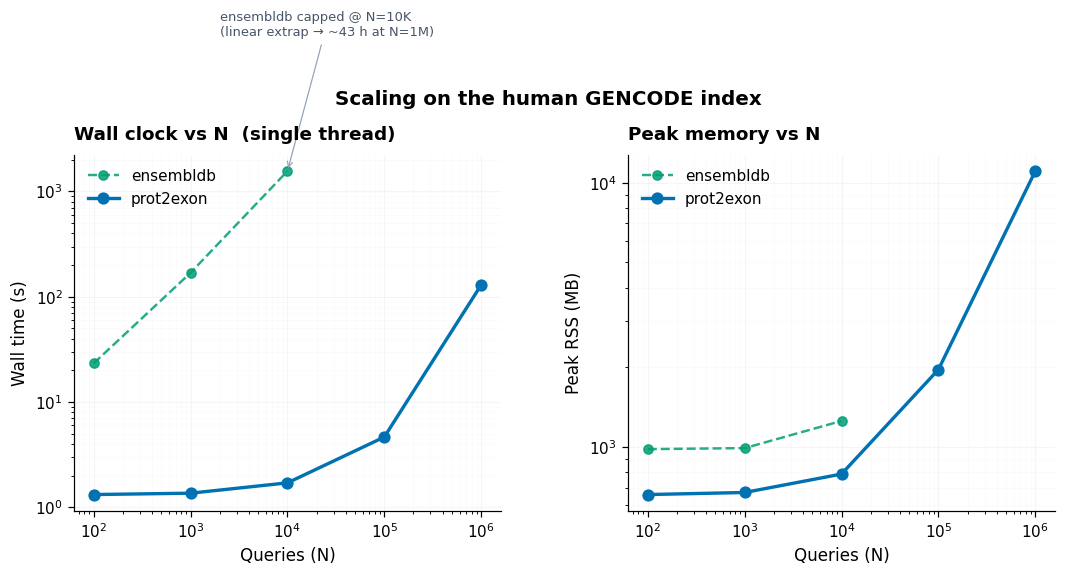
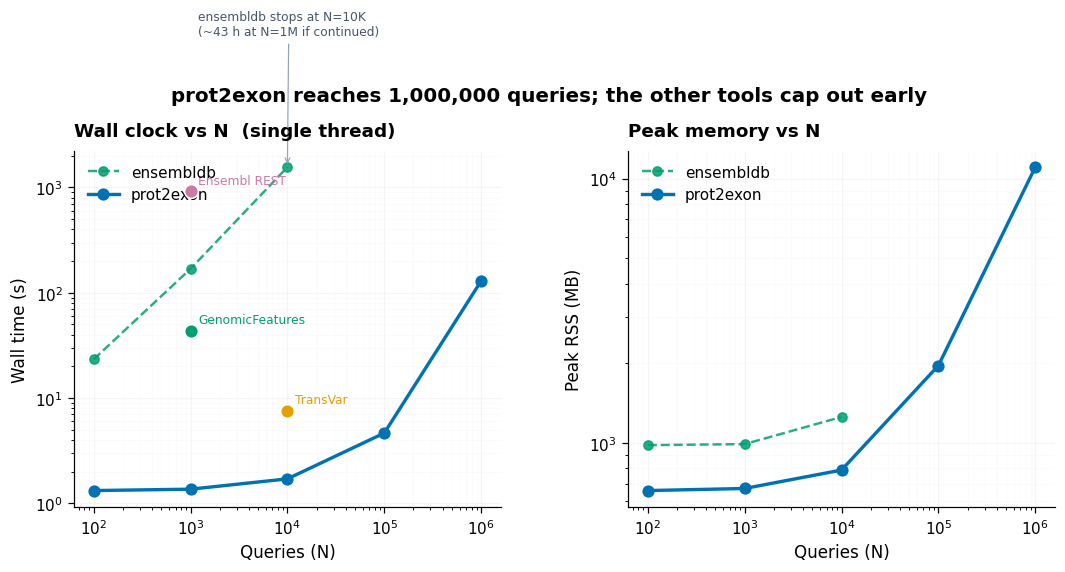
The change to this notebook cell's code, shown as a diff; its figure went from the first image to the second:
--- before
+++ after
@@ -23,11 +23,18 @@
 axes[1].set_title("Peak memory vs N", loc='left')
 
-# Annotate ensembldb's capped-at-10K vs prot2exon's million-query reach.
-axes[0].annotate("ensembldb capped @ N=10K\n(linear extrap → ~43 h at N=1M)",
-                 xy=(10000, 1558), xytext=(2000, 30000),
-                 fontsize=8.5, color='#475569', ha='left',
+# The other human-query tools, each plotted at the largest N it was tested at.
+for name, n, w, c in [("GenomicFeatures", 1000, 43.7, COLORS['ensembldb']),
+                      ("TransVar", 10000, 7.54, COLORS['transvar']),
+                      ("Ensembl REST", 1000, 917.0, COLORS['rest'])]:
+    axes[0].scatter([n], [w], color=c, s=80, zorder=6, edgecolor='white')
+    axes[0].annotate(name, xy=(n, w), xytext=(5, 5), textcoords='offset points',
+                     fontsize=8, color=c)
+
+axes[0].annotate("ensembldb stops at N=10K\n(~43 h at N=1M if continued)",
+                 xy=(10000, 1558), xytext=(1200, 28000),
+                 fontsize=8, color='#475569', ha='left',
                  arrowprops=dict(arrowstyle="->", color='#94a3b8', lw=0.8))
 
-fig.suptitle("Scaling on the human GENCODE index",
+fig.suptitle("prot2exon reaches 1,000,000 queries; the other tools cap out early",
              fontsize=13, fontweight='semibold', y=1.02)
 plt.show()

Commit: scaling_and_ram: make the scaling curve a head-to-head, not self-only